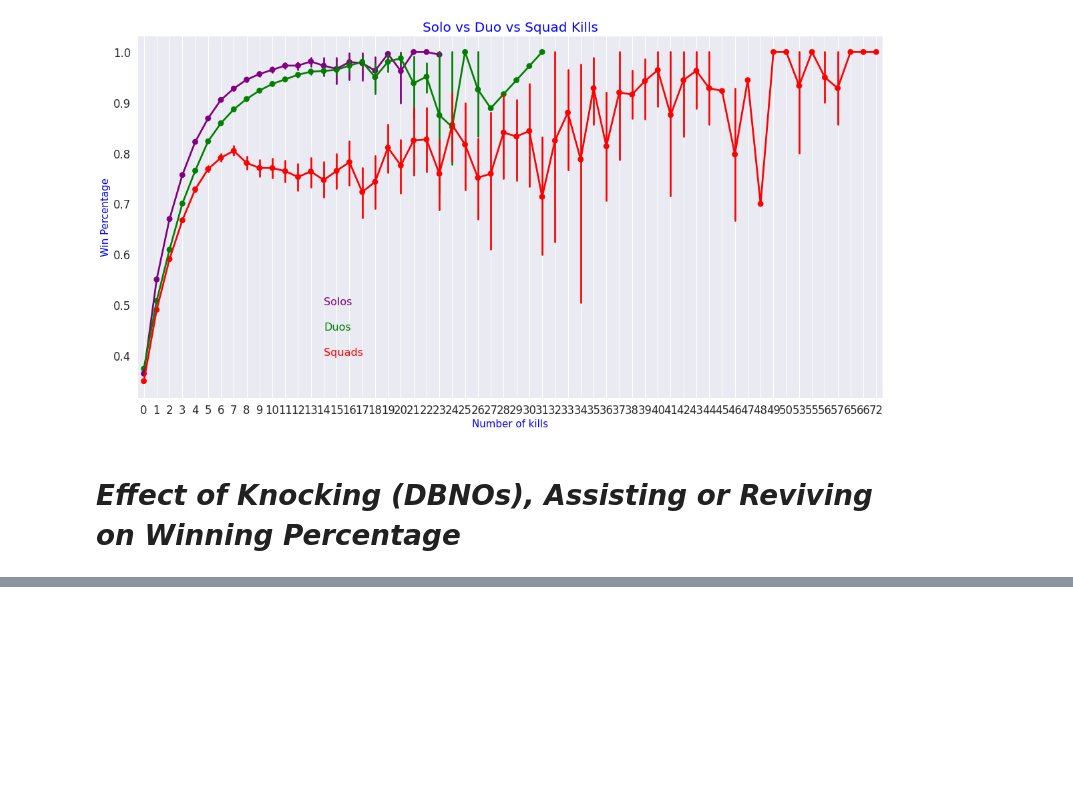
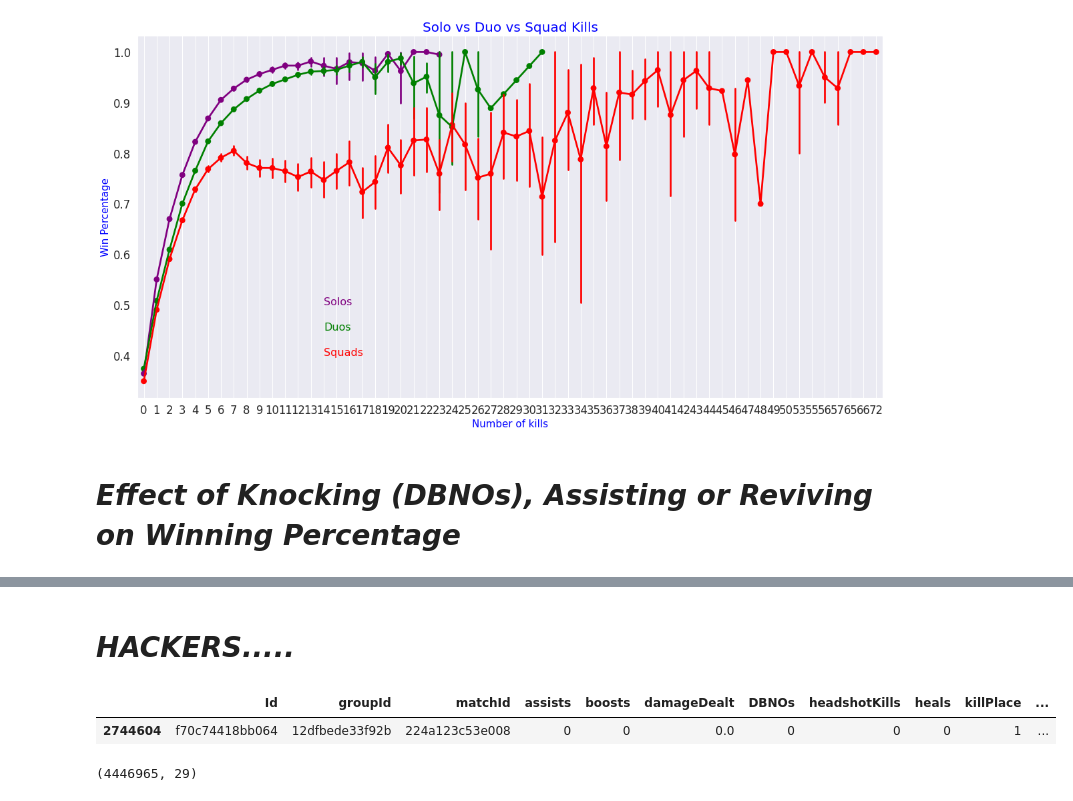
Before and after one commit to ANKITSHARMA98/PUBG-Data-Analysis, a Jupyter notebook: PUBG.ipynb, the cells around one changed output, grey strips where cells are left out. Cells and saved outputs as stored; diff of their text form; code cells hidden in the pictures; blank space fills up the shorter version.

Commit message:
Hackers

```diff
--- a/PUBG.ipynb
+++ b/PUBG.ipynb
@@ -355,0 +356,8 @@ plt.show()
+# %% [markdown]
+# ***HACKERS.....***
+# %%
+#illegal matches with NaN value
+train[train['winPlacePerc'].isnull()]
+# %% [output]
+|  | Id | groupId | matchId | assists | boosts | damageDealt | DBNOs | headshotKills | heals | killPlace | ... |
+| 2744604 | f70c74418bb064 | 12dfbede33f92b | 224a123c53e008 | 0 | 0 | 0.0 | 0 | 0 | 0 | 1 | ... |
@@ -355,0 +366,5 @@ plt.show()
+# %%
+#Dimensions
+train.shape
+# %% [output]
+(4446965, 29)
```
Also changed, not shown: parts of 2 cells of this notebook.
